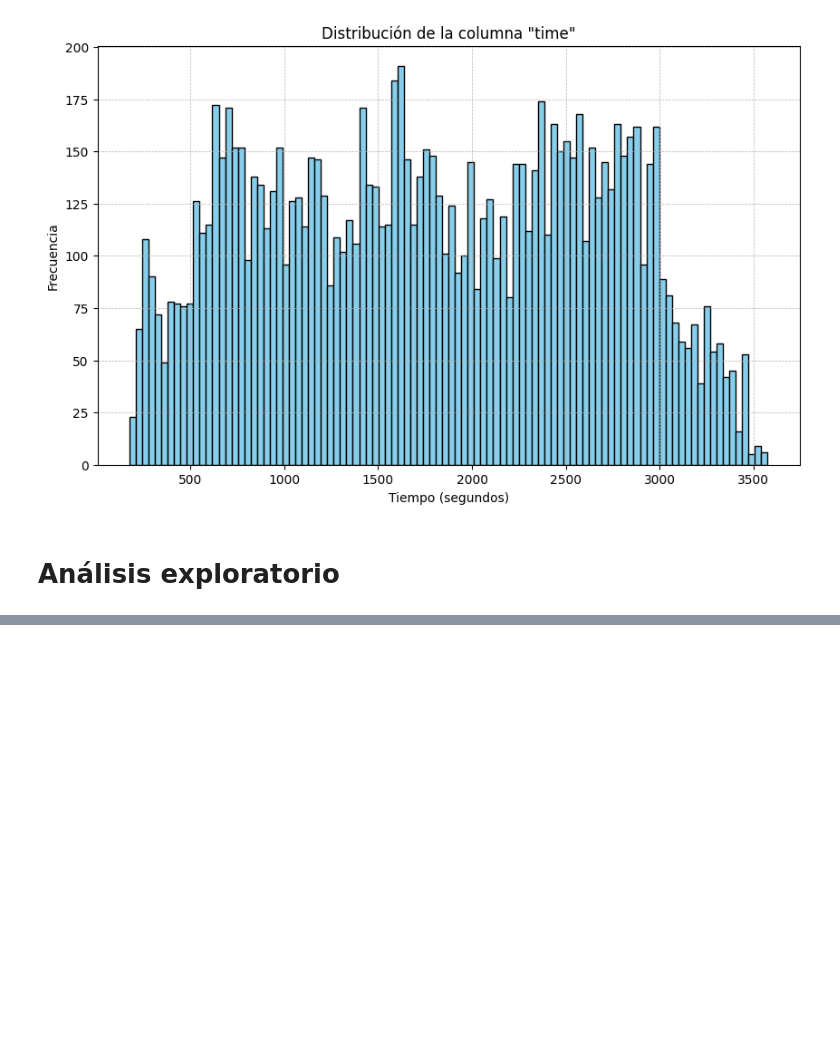
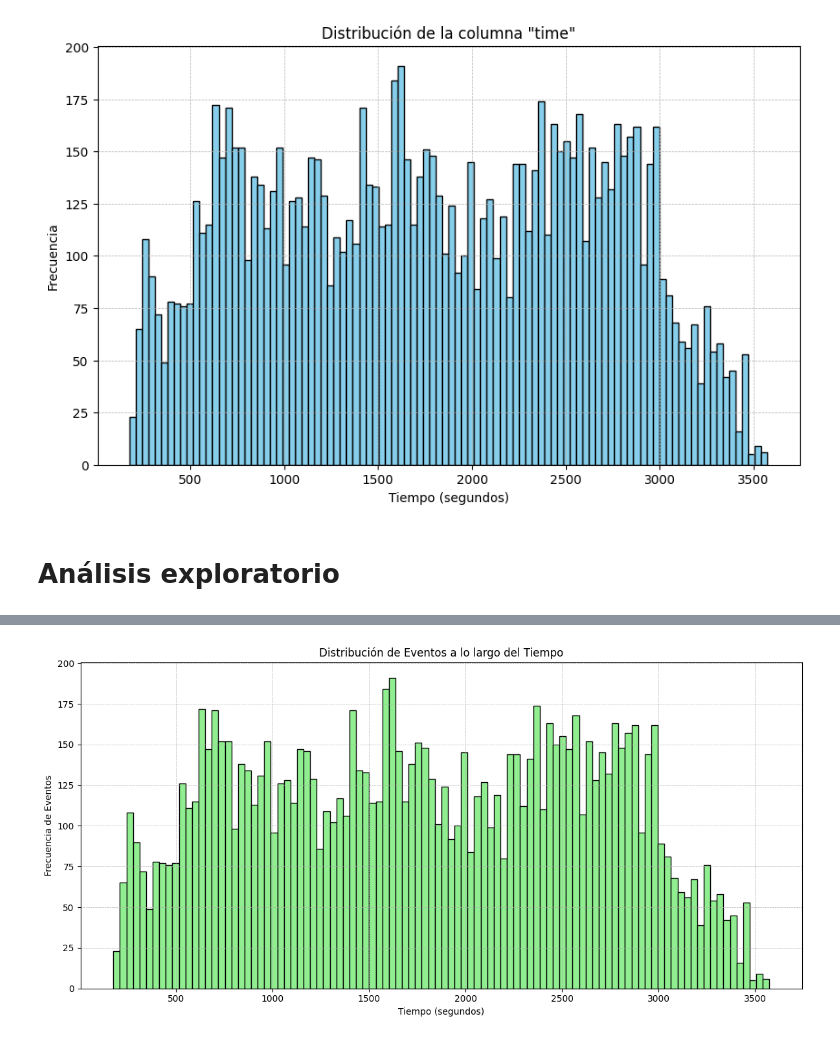
Before and after one commit to GitElean/DS_proyecto2, a Jupyter notebook: proyecto2.ipynb, the cells around one changed output, grey strips where cells are left out. Saved outputs shown, nothing was run; the diff lists cells and outputs as text; code cells hidden in the pictures; blank space fills up the shorter version.

```diff
--- a/proyecto2.ipynb
+++ b/proyecto2.ipynb
@@ -118,0 +152,12 @@ plt.show()
+# %%
+#  Análisis temporal de los eventos
+plt.figure(figsize=(12, 6))
+plt.hist(data['time'], bins=100, color='lightgreen', edgecolor='black')
+plt.title('Distribución de Eventos a lo largo del Tiempo')
+plt.xlabel('Tiempo (segundos)')
+plt.ylabel('Frecuencia de Eventos')
+plt.grid(True, which='both', linestyle='--', linewidth=0.5)
+plt.tight_layout()
+plt.show()
+# %% [output]
+[figure, added]
```
Also changed, not shown: parts of 3 cells of this notebook.
